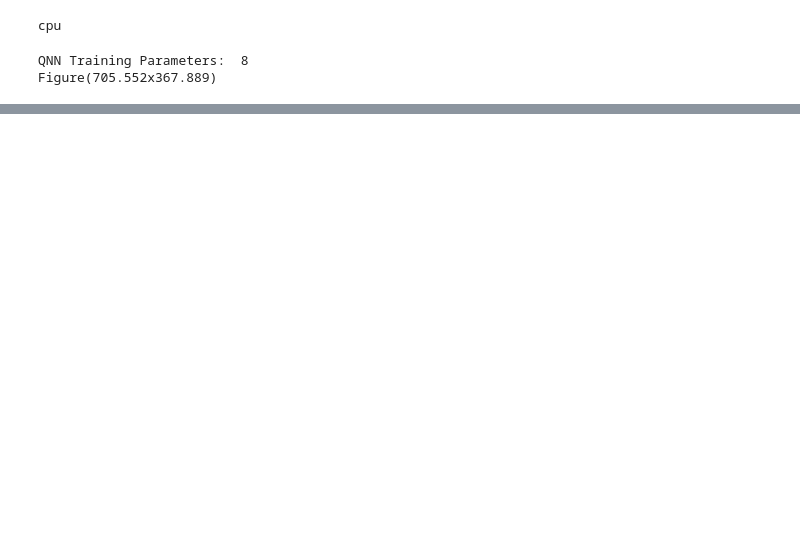
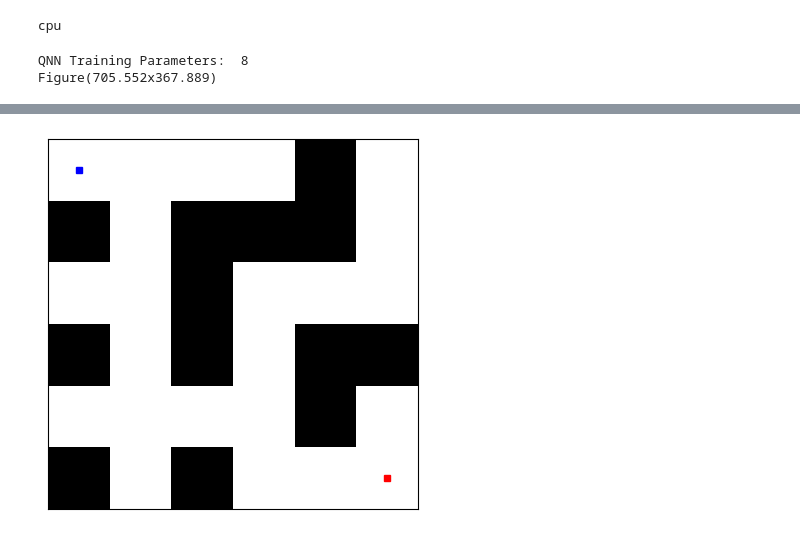
Before and after one commit to eiliscasey17/Quantum-Maze-DQN, a Jupyter notebook: src/DQN_quantum_twoagents.ipynb, the cells around one changed output, grey strips where cells are left out. Saved outputs shown, nothing was run; the diff lists cells and outputs as text; code cells hidden in the pictures; blank space fills up the shorter version.

```diff
--- a/src/DQN_quantum_twoagents.ipynb
+++ b/src/DQN_quantum_twoagents.ipynb
@@ -96,0 +378,5 @@ Figure(705.552x367.889)
+# %%
+maze_env_2 = MazeEnvironment(maze, end_position, start_position)
+maze_env_2.draw(directory + 'maze.png')
+# %% [output]
+[figure, added]
```
Also changed, not shown: parts of 22 cells of this notebook, 1 other file.
